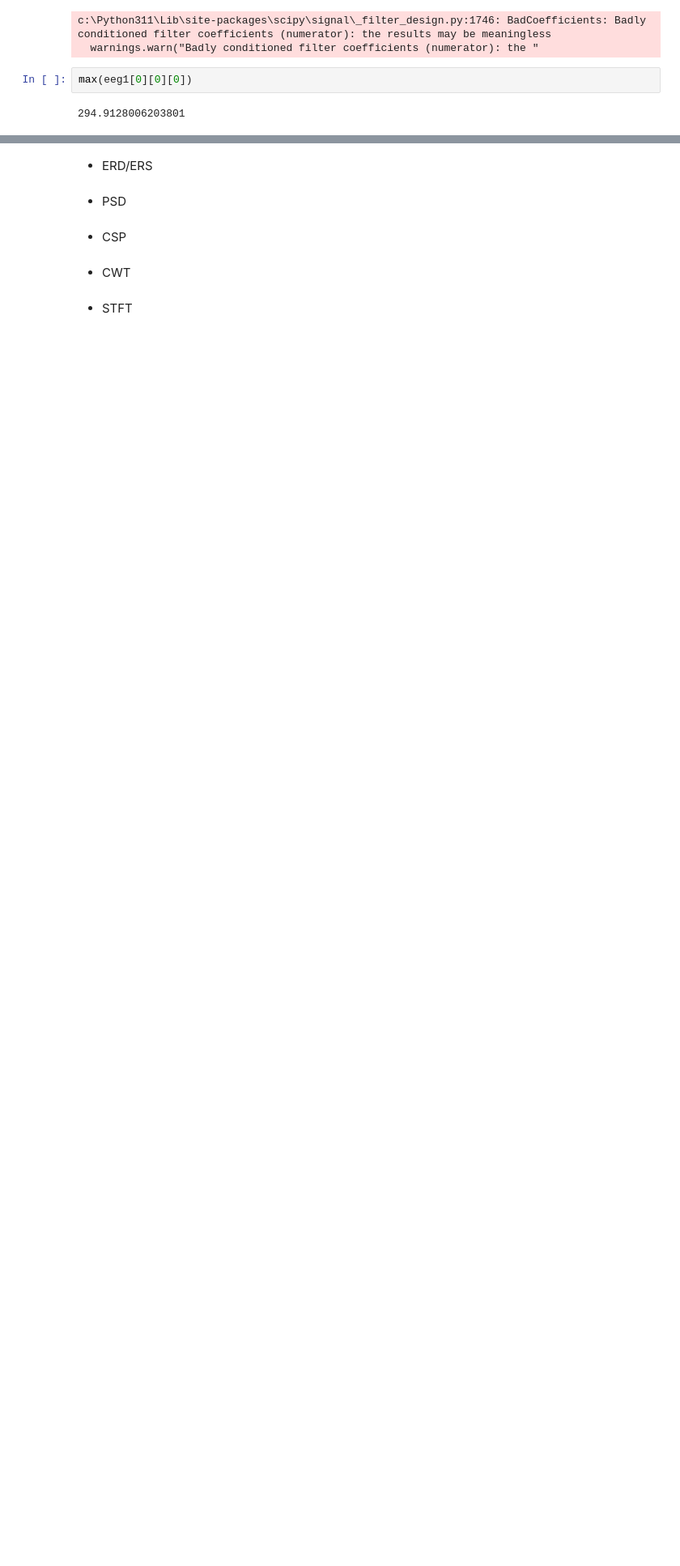
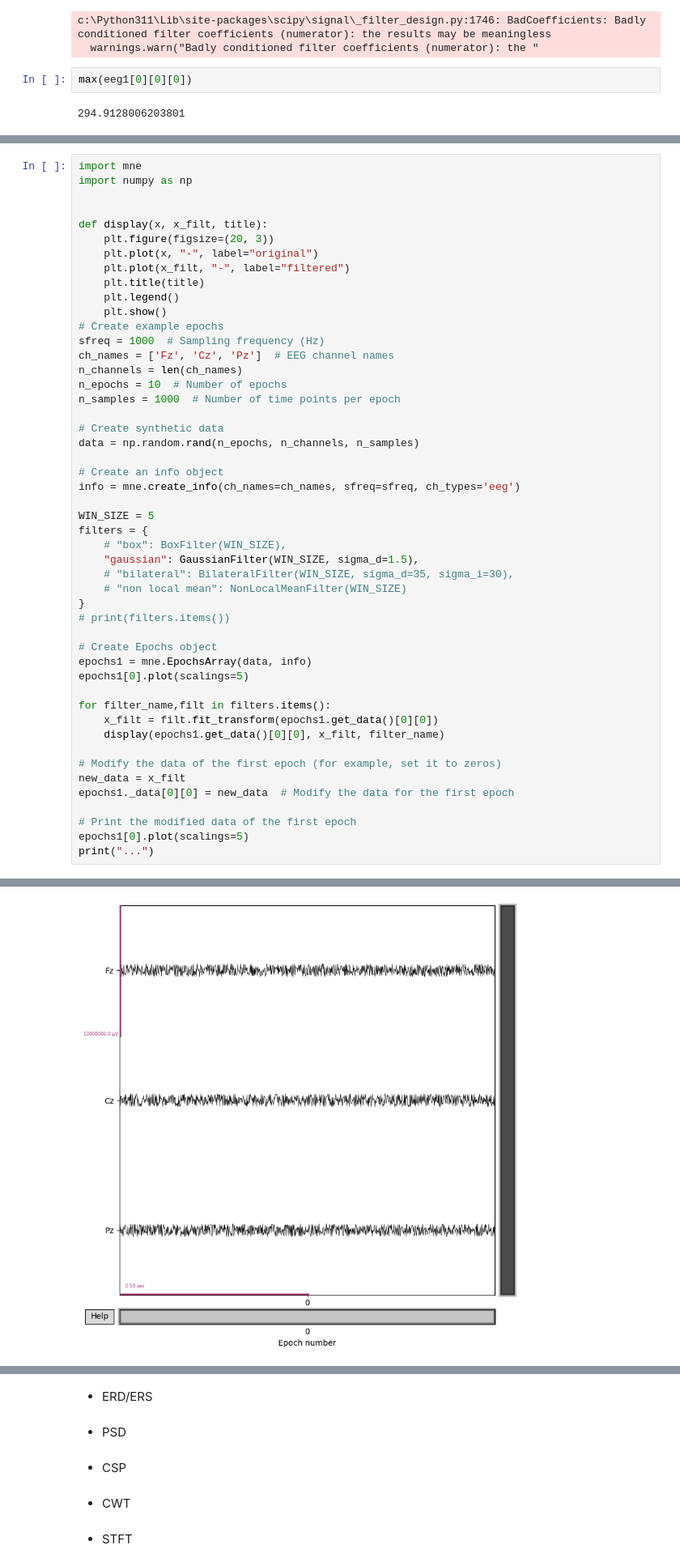
Before and after one commit to pipogood/Senior_Thesis, a Jupyter notebook: Data_preprocessing.ipynb, the cells around one changed output, grey strips where cells are left out. Shown at 81% size. Drawn from its saved outputs; the diff is of its cells as text; blank space fills up the shorter version.

```diff
--- a/Data_preprocessing.ipynb
+++ b/Data_preprocessing.ipynb
@@ -137,0 +183,50 @@ plt.show()
+# %%
+import mne
+import numpy as np
+
+
+def display(x, x_filt, title):
+    plt.figure(figsize=(20, 3))
+    plt.plot(x, "-", label="original")
+    plt.plot(x_filt, "-", label="filtered")
+    plt.title(title)
+    plt.legend()
+    plt.show()
+# Create example epochs
+sfreq = 1000  # Sampling frequency (Hz)
+ch_names = ['Fz', 'Cz', 'Pz']  # EEG channel names
+n_channels = len(ch_names)
+n_epochs = 10  # Number of epochs
+n_samples = 1000  # Number of time points per epoch
+
+# Create synthetic data
+data = np.random.rand(n_epochs, n_channels, n_samples)
+
+# Create an info object
+info = mne.create_info(ch_names=ch_names, sfreq=sfreq, ch_types='eeg')
+
+WIN_SIZE = 5
+filters = {
+    # "box": BoxFilter(WIN_SIZE),
+    "gaussian": GaussianFilter(WIN_SIZE, sigma_d=1.5),
+    # "bilateral": BilateralFilter(WIN_SIZE, sigma_d=35, sigma_i=30),
+    # "non local mean": NonLocalMeanFilter(WIN_SIZE)
+}
+# print(filters.items())
+
+# Create Epochs object
+epochs1 = mne.EpochsArray(data, info)
+epochs1[0].plot(scalings=5)
+
+for filter_name,filt in filters.items():
+    x_filt = filt.fit_transform(epochs1.get_data()[0][0])
+    display(epochs1.get_data()[0][0], x_filt, filter_name)
+
+# Modify the data of the first epoch (for example, set it to zeros)
+new_data = x_filt
+epochs1._data[0][0] = new_data  # Modify the data for the first epoch
+
+# Print the modified data of the first epoch
+epochs1[0].plot(scalings=5)
+print("...")
+# %% [output]
@@ -137,0 +237 @@ plt.show()
+[figure, added]
```
Also changed, not shown: parts of 9 cells of this notebook, 4 other files.
